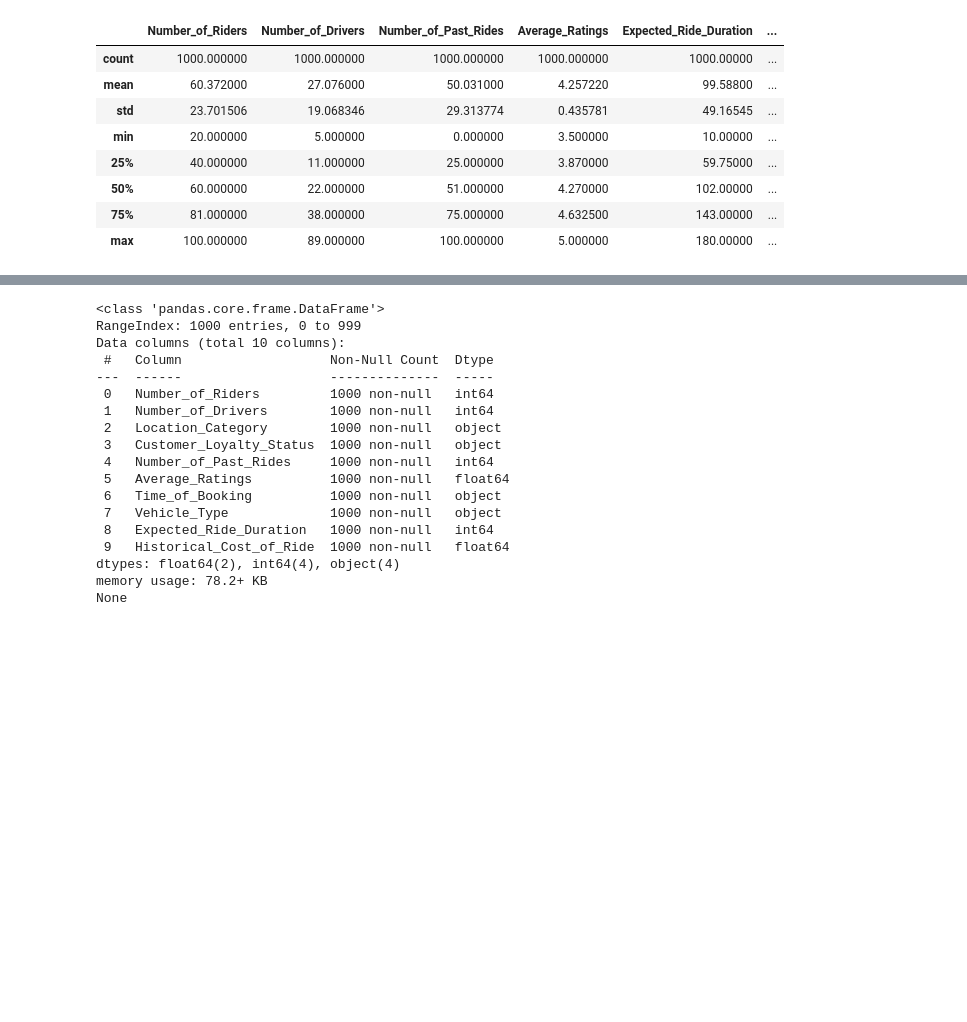
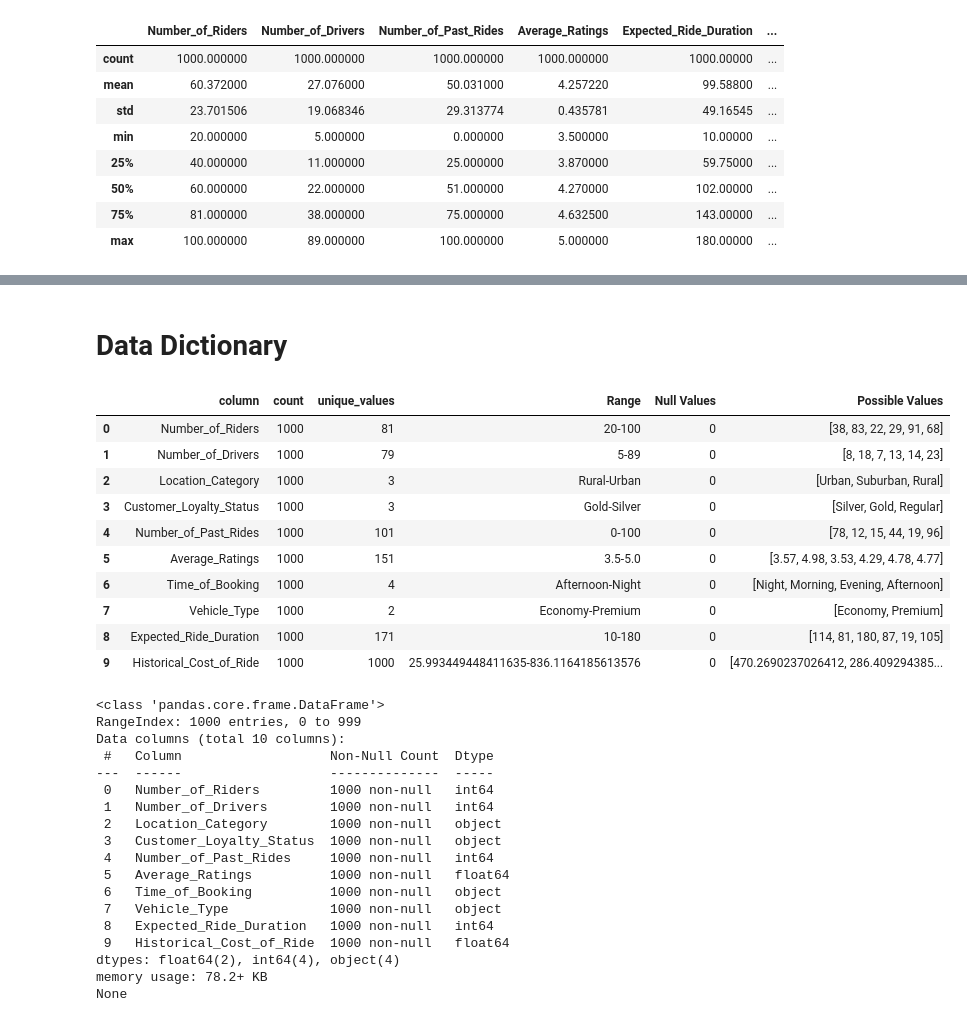
Before and after one commit to Sanskar-Bhushankar/Dynamic-Pricing-kaggle, a Jupyter notebook: dynamic-pricing-sanskar.ipynb, the cells around one changed output, grey strips where cells are left out. Saved outputs shown, nothing was run; the diff lists cells and outputs as text; code cells hidden in the pictures; blank space fills up the shorter version.

```diff
--- a/dynamic-pricing-sanskar.ipynb
+++ b/dynamic-pricing-sanskar.ipynb
@@ -128,3 +78,35 @@ print(summary_output)
+# %% [markdown]
+# Data Dictionary
+# %%
+def data_info(data):
+  data_dict=pd.DataFrame(columns=["column","count","unique_values","Range","Null Values","Possible Values"])
+  for col in data.columns:
+    count=data[col].shape[0]
+    unique_values=data[col].nunique()
+    if unique_values>1:
+      range=f"{data[col].min()}-{data[col].max()}"
+    else:
+      range=np.nan
+    null_values=data[col].isnull().sum()
+    possible_values=list(data[col].sample(frac=0.25,replace=False,random_state=42).unique())
+    if len(possible_values)>10:
+      possible_values=possible_values[:6]
+    data_dict.loc[len(data_dict.index)]=[col,count,unique_values,range,null_values,possible_values]
+  return data_dict
+
+data_info(data)
+# %% [output]
+|  | column | count | unique_values | Range | Null Values | Possible Values |
+| 0 | Number_of_Riders | 1000 | 81 | 20-100 | 0 | [38, 83, 22, 29, 91, 68] |
+| 1 | Number_of_Drivers | 1000 | 79 | 5-89 | 0 | [8, 18, 7, 13, 14, 23] |
+| 2 | Location_Category | 1000 | 3 | Rural-Urban | 0 | [Urban, Suburban, Rural] |
+| 3 | Customer_Loyalty_Status | 1000 | 3 | Gold-Silver | 0 | [Silver, Gold, Regular] |
+| 4 | Number_of_Past_Rides | 1000 | 101 | 0-100 | 0 | [78, 12, 15, 44, 19, 96] |
+| 5 | Average_Ratings | 1000 | 151 | 3.5-5.0 | 0 | [3.57, 4.98, 3.53, 4.29, 4.78, 4.77] |
+| 6 | Time_of_Booking | 1000 | 4 | Afternoon-Night | 0 | [Night, Morning, Evening, Afternoon] |
+| 7 | Vehicle_Type | 1000 | 2 | Economy-Premium | 0 | [Economy, Premium] |
+| 8 | Expected_Ride_Duration | 1000 | 171 | 10-180 | 0 | [114, 81, 180, 87, 19, 105] |
+| 9 | Historical_Cost_of_Ride | 1000 | 1000 | 25.993449448411635-836.1164185613576 | 0 | [470.2690237026412, 286.409294385... |
 # %%
 print(data.info())
 # %% [output]
```
Also changed, not shown: parts of 29 cells of this notebook.
